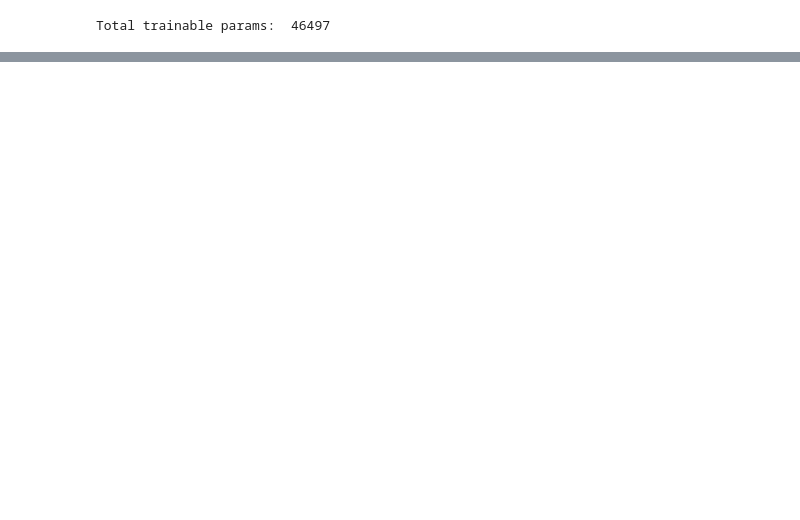
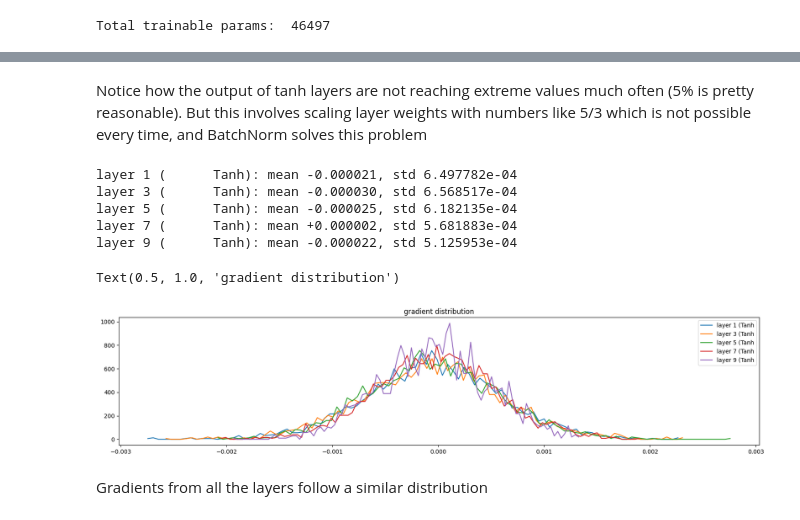
Before and after one commit to suvigyajain0101/NLP, a Jupyter notebook: LLMs/LanguageModelling_RNN.ipynb, the cells around one changed output, grey strips where cells are left out. Saved outputs shown, nothing was run; the diff lists cells and outputs as text; code cells hidden in the pictures; blank space fills up the shorter version.

```diff
--- a/LLMs/LanguageModelling_RNN.ipynb
+++ b/LLMs/LanguageModelling_RNN.ipynb
@@ -899,0 +915,25 @@ for k in range(max_steps):
+# %% [markdown]
+Notice how the output of tanh layers are not reaching extreme values much often (5% is pretty reasonable). But this involves scaling layer weights with numbers like 5/3 which is not possible every time, and BatchNorm solves this problem
+# %%
+# visualize histograms
+plt.figure(figsize=(20, 4)) # width and height of the plot
+legends = []
+for i, layer in enumerate(layers[:-1]): # note: exclude the output layer
+  if isinstance(layer, Tanh):
+    t = layer.out.grad
+    print('layer %d (%10s): mean %+f, std %e' % (i, layer.__class__.__name__, t.mean(), t.std()))
+    hy, hx = torch.histogram(t, density=True)
+    plt.plot(hx[:-1].detach(), hy.detach())
+    legends.append(f'layer {i} ({layer.__class__.__name__}')
+plt.legend(legends);
+plt.title('gradient distribution')
+# %% [output]
+layer 1 (      Tanh): mean -0.000021, std 6.497782e-04
+layer 3 (      Tanh): mean -0.000030, std 6.568517e-04
+layer 5 (      Tanh): mean -0.000025, std 6.182135e-04
+layer 7 (      Tanh): mean +0.000002, std 5.681883e-04
+layer 9 (      Tanh): mean -0.000022, std 5.125953e-04
+Text(0.5, 1.0, 'gradient distribution')
+[figure, added]
+# %% [markdown]
+Gradients from all the layers follow a similar distribution
```
Also changed, not shown: parts of 3 cells of this notebook.
